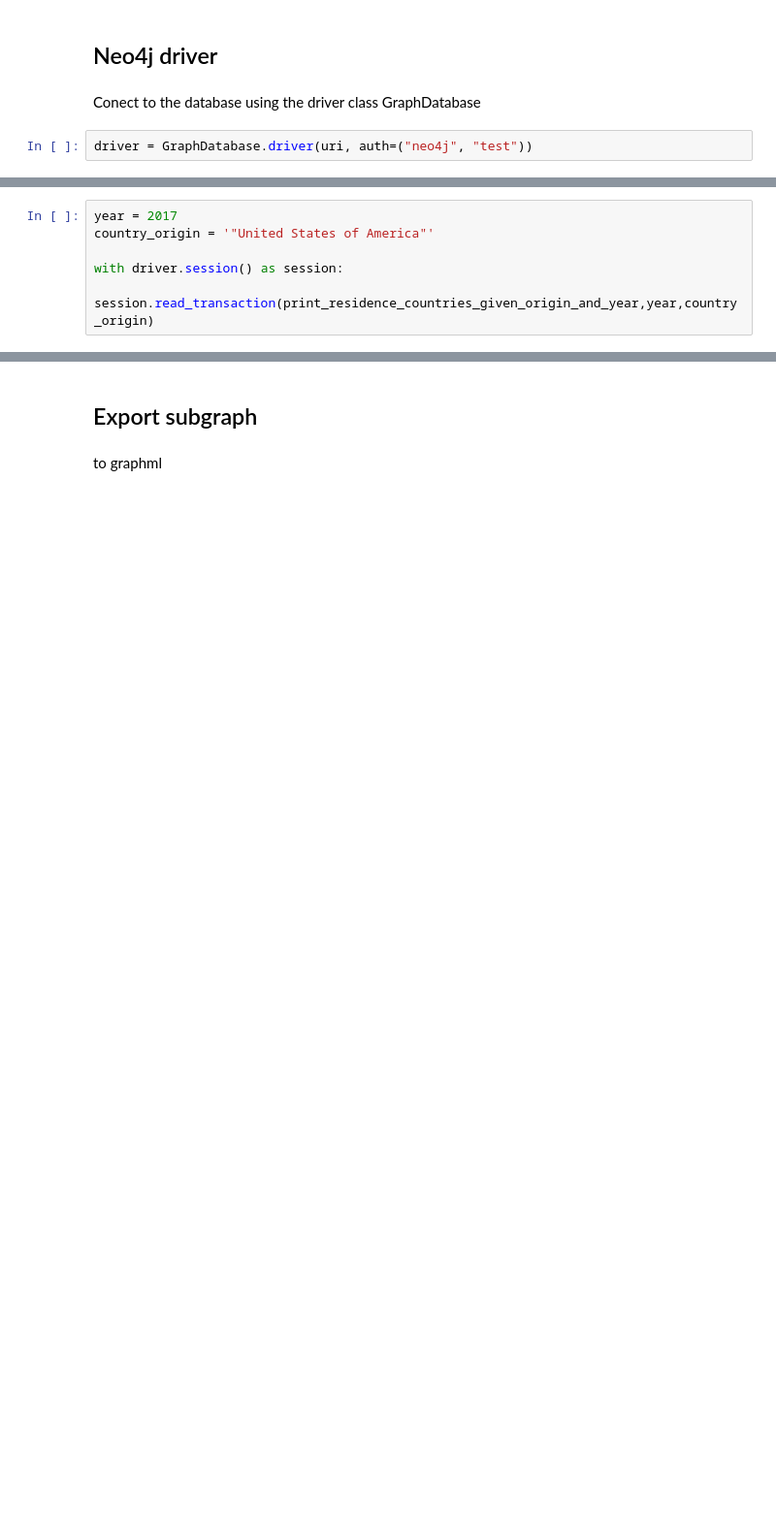
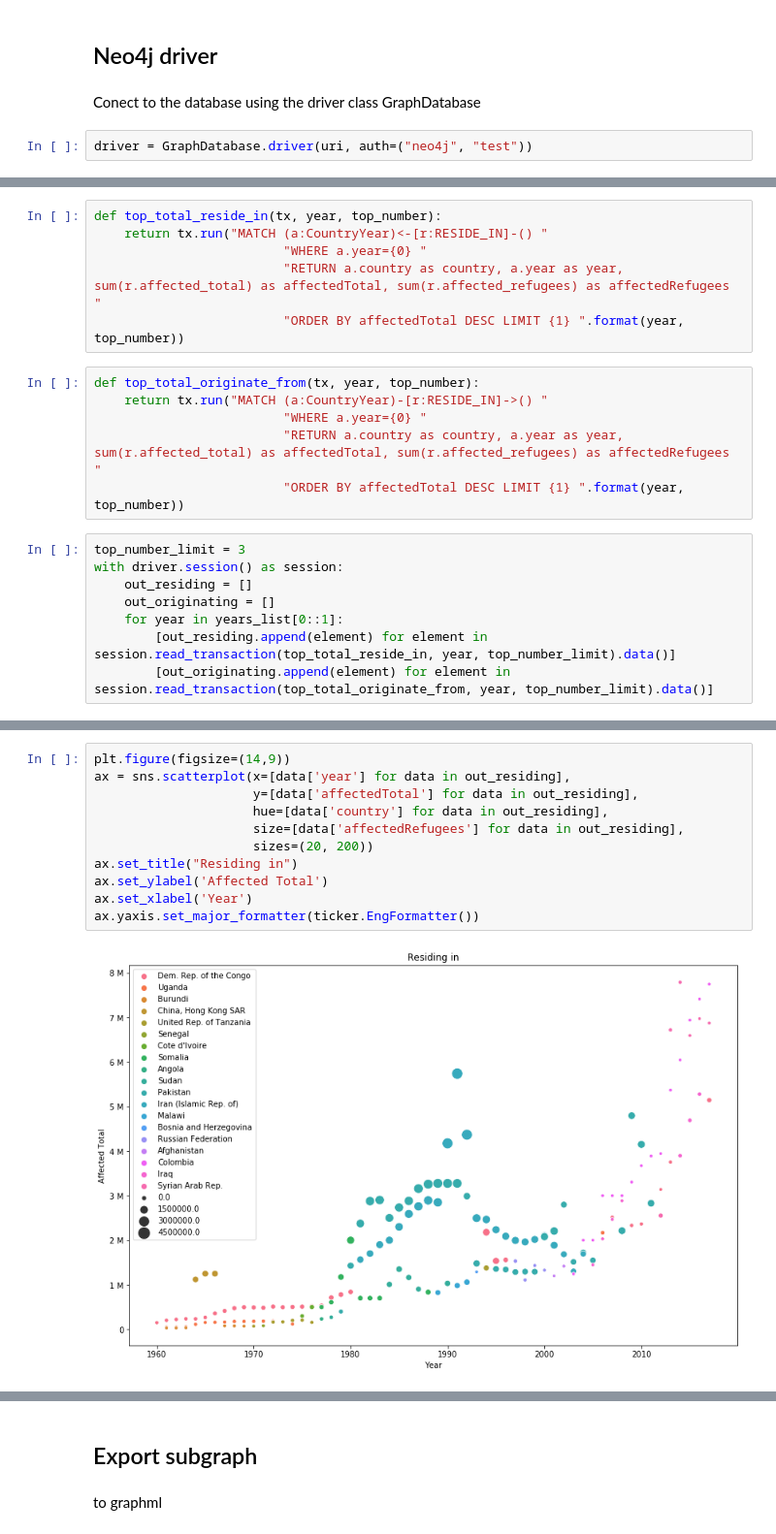
Before and after one commit to CandelaV/UNHCRs_population_of_concern_HDX, a Jupyter notebook: notebooks/c_data_analysis_with_python_and_neo4j_RESIDE_IN.ipynb, the cells around one changed output, grey strips where cells are left out. Shown: that part at 97% size. Drawn from its saved outputs; the diff is of its cells as text; blank space fills up the shorter version.

Commit message:
Add plots

```diff
--- a/notebooks/c_data_analysis_with_python_and_neo4j_RESIDE_IN.ipynb
+++ b/notebooks/c_data_analysis_with_python_and_neo4j_RESIDE_IN.ipynb
@@ -186,6 +181,0 @@ def print_residence_countries_given_origin_and_year(tx,year,country_origin):
-# %%
-year = 2017
-country_origin = '"United States of America"'
-
-with driver.session() as session:
-    session.read_transaction(print_residence_countries_given_origin_and_year,year,country_origin)
@@ -191,0 +186,20 @@ with driver.session() as session:
+# %%
+def top_total_reside_in(tx, year, top_number):
+    return tx.run("MATCH (a:CountryYear)<-[r:RESIDE_IN]-() "
+                         "WHERE a.year={0} "
+                         "RETURN a.country as country, a.year as year, sum(r.affected_total) as affectedTotal, sum(r.affected_refugees) as affectedRefugees "
+                         "ORDER BY affectedTotal DESC LIMIT {1} ".format(year, top_number))
+# %%
+def top_total_originate_from(tx, year, top_number):
+    return tx.run("MATCH (a:CountryYear)-[r:RESIDE_IN]->() "
+                         "WHERE a.year={0} "
+                         "RETURN a.country as country, a.year as year, sum(r.affected_total) as affectedTotal, sum(r.affected_refugees) as affectedRefugees "
+                         "ORDER BY affectedTotal DESC LIMIT {1} ".format(year, top_number))
+# %%
+top_number_limit = 3
+with driver.session() as session:
+    out_residing = []
+    out_originating = []
+    for year in years_list[0::1]:
+        [out_residing.append(element) for element in session.read_transaction(top_total_reside_in, year, top_number_limit).data()]
+        [out_originating.append(element) for element in session.read_transaction(top_total_originate_from, year, top_number_limit).data()]
@@ -191,0 +208,13 @@ with driver.session() as session:
+# %%
+plt.figure(figsize=(14,9))
+ax = sns.scatterplot(x=[data['year'] for data in out_residing],
+                     y=[data['affectedTotal'] for data in out_residing],
+                     hue=[data['country'] for data in out_residing],
+                     size=[data['affectedRefugees'] for data in out_residing],
+                     sizes=(20, 200))
+ax.set_title("Residing in")
+ax.set_ylabel('Affected Total')
+ax.set_xlabel('Year')
+ax.yaxis.set_major_formatter(ticker.EngFormatter())
+# %% [output]
+[figure, added]
```
Also changed, not shown: parts of 51 cells of this notebook.
